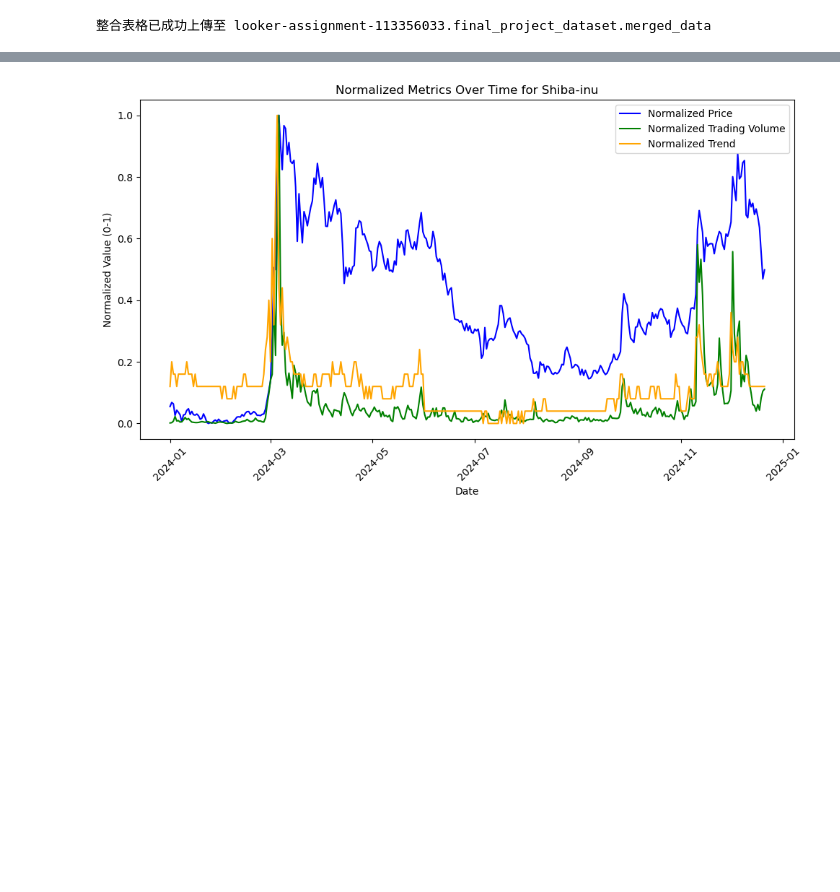
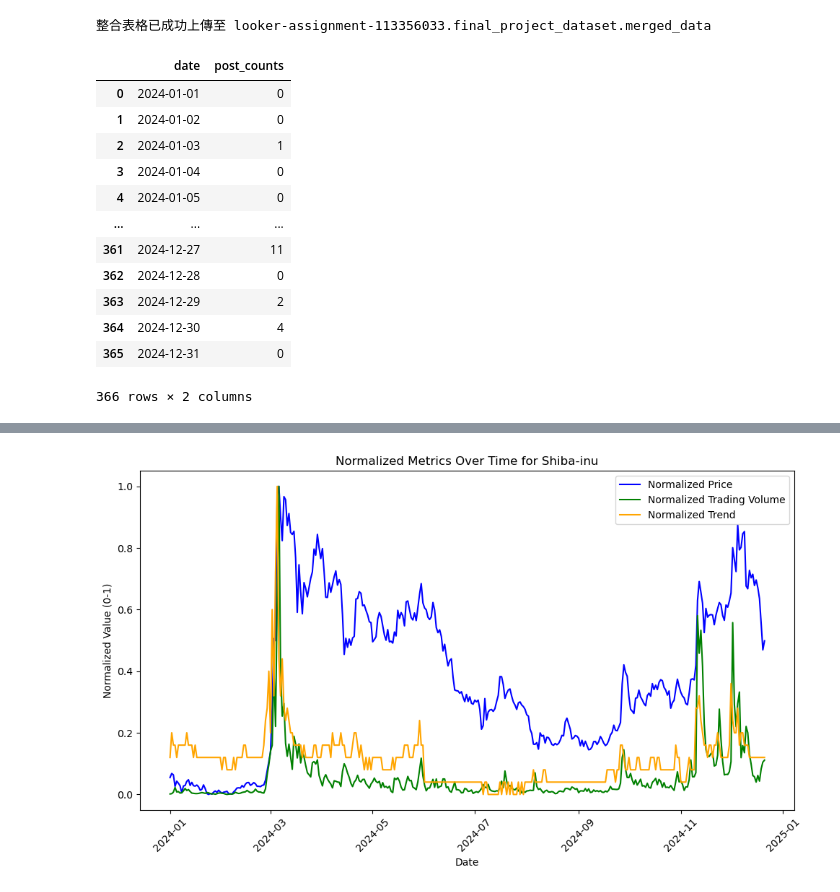
Before and after one commit to WIse4466/laughing-memory, a Jupyter notebook: volume_profile_analysis.ipynb, the cells around one changed output, grey strips where cells are left out. Saved outputs shown, nothing was run; the diff lists cells and outputs as text; code cells hidden in the pictures; blank space fills up the shorter version.

```diff
--- a/volume_profile_analysis.ipynb
+++ b/volume_profile_analysis.ipynb
@@ -115,0 +126,16 @@ print(f"整合表格已成功上傳至 {final_table_name}")
+# %%
+post_counts
+# %% [output]
+|  | date | post_counts |
+| 0 | 2024-01-01 | 0 |
+| 1 | 2024-01-02 | 0 |
+| 2 | 2024-01-03 | 1 |
+| 3 | 2024-01-04 | 0 |
+| 4 | 2024-01-05 | 0 |
+| ... | ... | ... |
+| 361 | 2024-12-27 | 11 |
+| 362 | 2024-12-28 | 0 |
+| 363 | 2024-12-29 | 2 |
+| 364 | 2024-12-30 | 4 |
+| 365 | 2024-12-31 | 0 |
+366 rows × 2 columns
```
Also changed, not shown: parts of 3 cells of this notebook, 6 other files.
